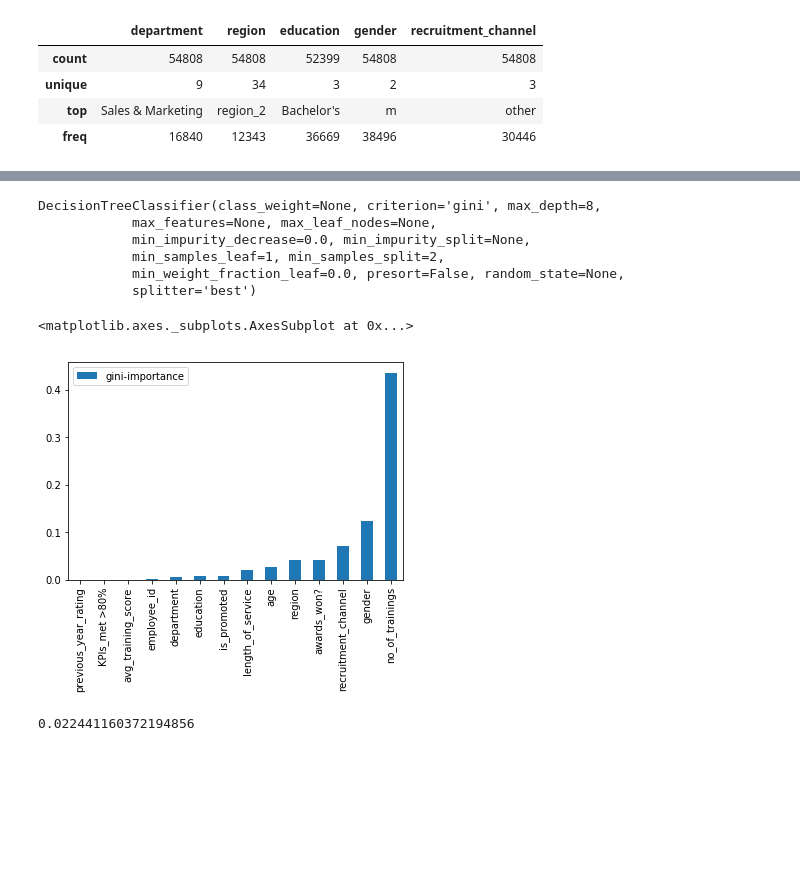
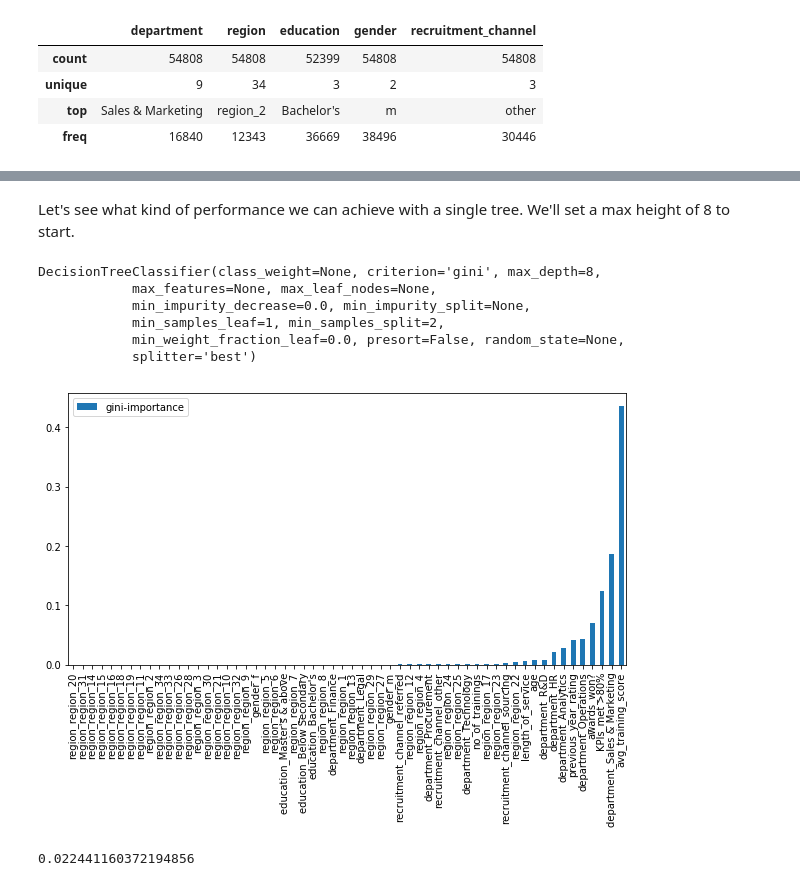
Before and after one commit to dan55/challenges-ds, a Jupyter notebook: hr_analytics/hr_analysis.ipynb, the cells around one changed output, grey strips where cells are left out. Saved outputs shown, nothing was run; the diff lists cells and outputs as text; code cells hidden in the pictures; blank space fills up the shorter version.

```diff
--- a/hr_analytics/hr_analysis.ipynb
+++ b/hr_analytics/hr_analysis.ipynb
@@ -22,10 +27,14 @@ def plot_feature_importance(features, tree):
         None
     """
 
+    # map each feature name to its importance in the tree
     d = {f: i for f, i
          in zip(features, tree.feature_importances_)}
 
-    importances = pd.DataFrame(d, orient="index")
-    importances.rename(columns={0: "gini-importance"})
+    # create a dataframe from the map
+    importances = pd.DataFrame.from_dict(d, orient="index")
+    importances.rename(columns={0: "gini-importance"}, inplace=True)
 
-    importances.sort_values(by="gini-importance").plot(kind="bar")
+    # sort by importance and generate the graph
+    sorted_importances = importances.sort_values(by="gini-importance")
+    _ = sorted_importances.plot(kind="bar", figsize=(10, 5))
@@ -99,6 +136,5 @@ There are a
 # %%
-# we shouldn't need to fillna, right?
-# df["previous_year_rating"].fillna(3, inplace=True)
+df["previous_year_rating"].fillna(3, inplace=True)
 # %% [markdown]
 Examine categorical features.
 # %%
@@ -122,3 +162,5 @@ X_train, X_test, y_train, y_test = train_test_split(
+# %% [markdown]
+Let's see what kind of performance we can achieve with a single tree. We'll set a max height of 8 to start.
 # %%
 dt = DecisionTreeClassifier(max_depth=8)
 # %%
@@ -130,10 +172,3 @@ DecisionTreeClassifier(class_weight=None, criterion='gini', max_depth=8,
             min_samples_leaf=1, min_samples_split=2,
             min_weight_fraction_leaf=0.0, presort=False, random_state=None,
             splitter='best')
-# %%
-d = { c: f  for c, f in zip(df.columns, dt.feature_importances_) }
-importances = pd.DataFrame.from_dict(d, orient="index").rename(columns={0: "gini-importance"})
-importances.sort_values(by="gini-importance").plot(kind="bar")
-# %% [output]
-<matplotlib.axes._subplots.AxesSubplot at 0x...>
-[figure, removed]
@@ -148,0 +175,4 @@ with open("dtree.png", "wb") as f:
+# %%
+plot_feature_importance(X.columns, dt)
+# %% [output]
+[figure, added]
```
Also changed, not shown: parts of 12 cells of this notebook.
